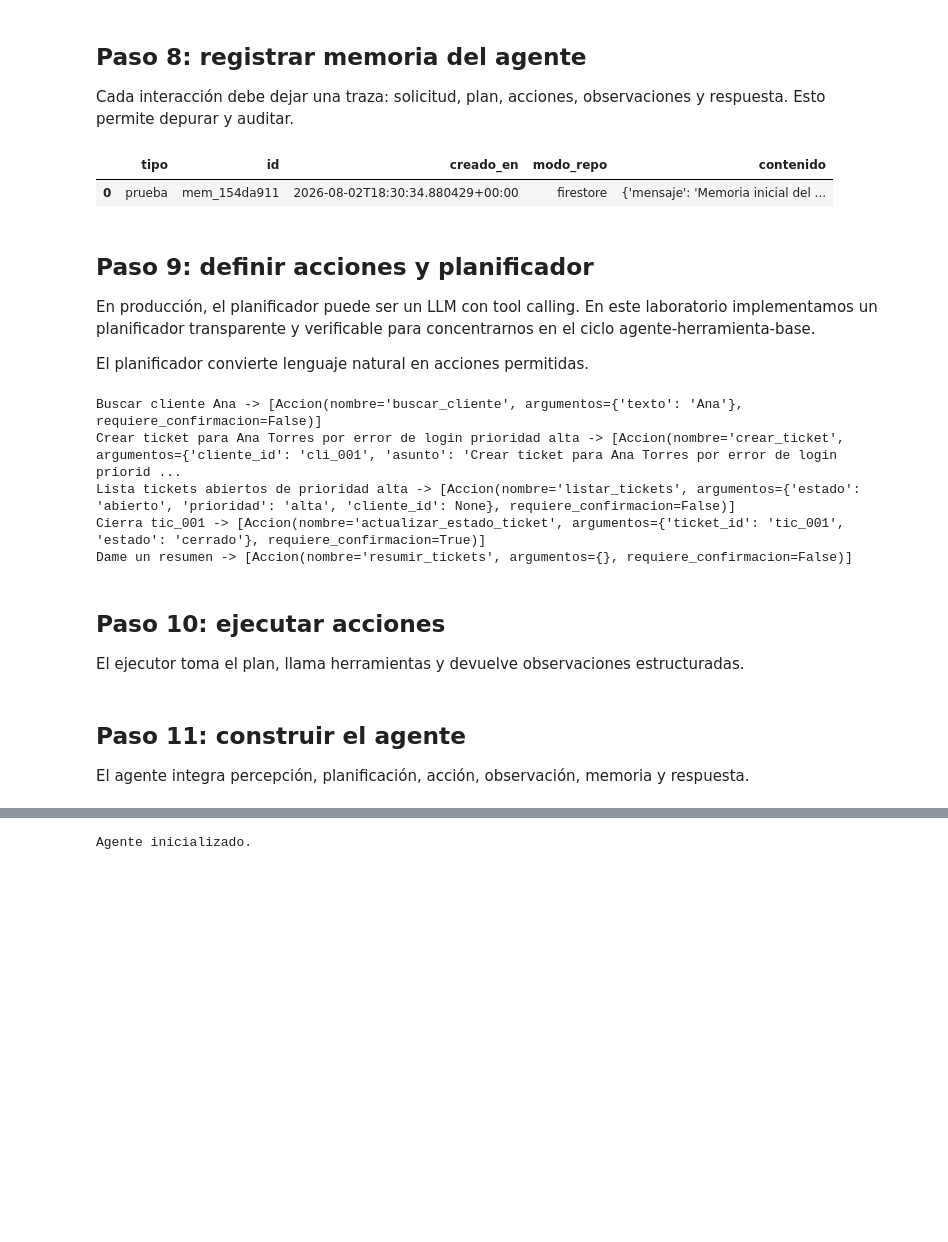
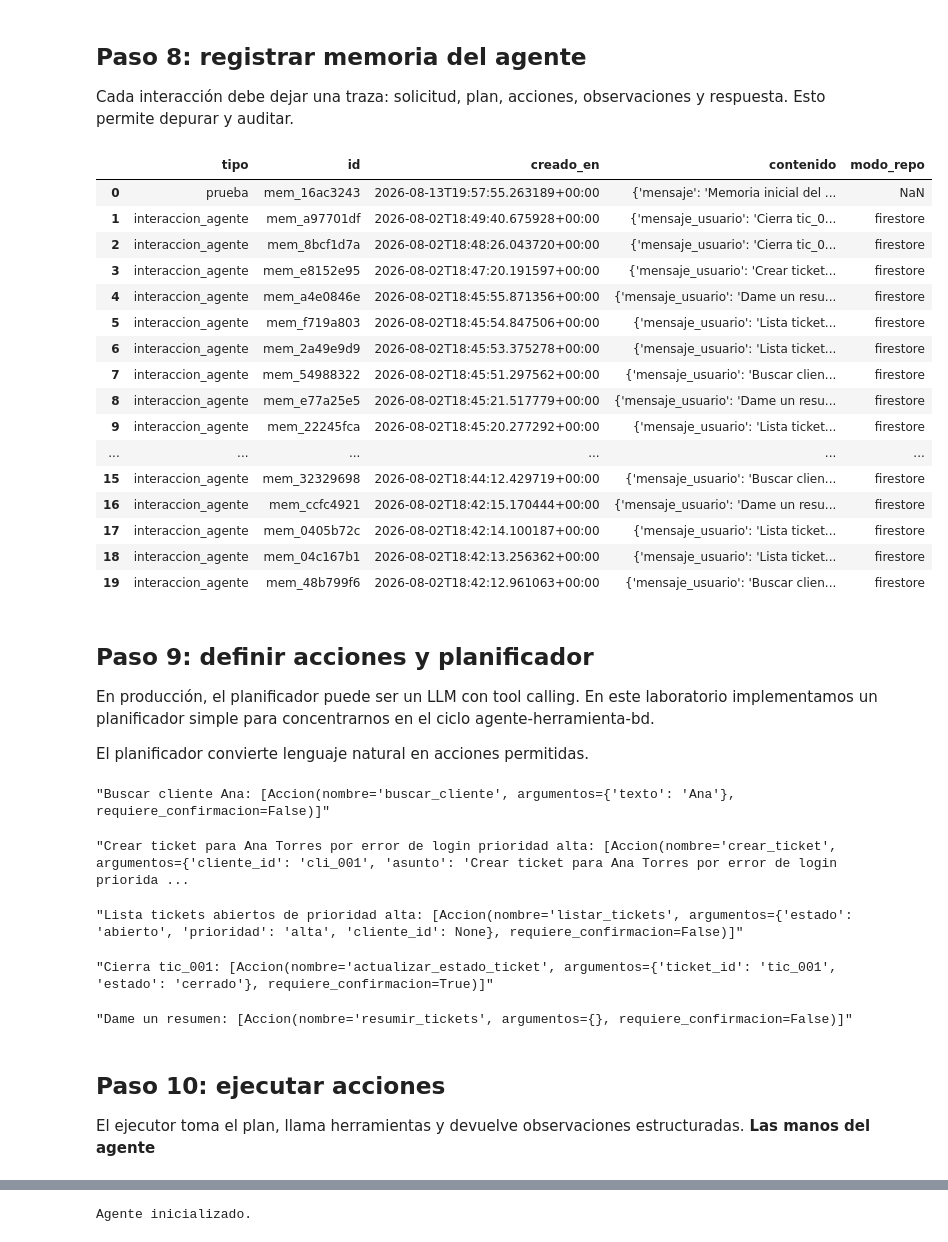
Before and after one commit to NicolasPCS/Curso-de-Transformers-Agentes-LangChain-RAG, a Jupyter notebook: Notebooks/clase09_agentes_firebase.ipynb, the cells around one changed output, grey strips where cells are left out. Drawn from its saved outputs; the diff is of its cells as text; code cells hidden in the pictures; blank space fills up the shorter version.

```diff
--- a/Notebooks/clase09_agentes_firebase.ipynb
+++ b/Notebooks/clase09_agentes_firebase.ipynb
@@ -288,24 +301,18 @@ def conectar_repositorio():
                 print("Inicializando Firebase con service account JSON.")
                 cred = credentials.Certificate(RUTA_SERVICE_ACCOUNT)
                 app = firebase_admin.initialize_app(cred, options=opciones, name=NOMBRE_APP_FIREBASE)
-            else:
-                print("No se encontró JSON. Intentando Application Default Credentials.")
-                cred = credentials.ApplicationDefault()
-                app = firebase_admin.initialize_app(cred, options=opciones, name=NOMBRE_APP_FIREBASE)
 
         db = firestore.client(app=app)
 
-        # Prueba liviana: listar una cantidad pequeña de documentos.
-        _ = list(db.collection("clientes").limit(1).stream())
-
         repo = RepositorioFirestore(db)
         print("Conectado a Firestore.")
-        return repo, "firestore"
+        return repo
+
     except Exception as error:
-        print("No se pudo conectar a Firestore real.")
+        print("No se pudo conectar a Firestore.")
         print("Motivo:", repr(error))
 
-repo, modo_repo = conectar_repositorio()
+repo = conectar_repositorio()
 # %% [output]
 Conectado a Firestore.
 # %% [markdown]
@@ -521,22 +556,36 @@ Cada interacción debe dejar una traza: solicitud, plan, acciones, observaciones
 # %%
 def registrar_evento(tipo: str, contenido: Dict[str, Any]) -> Dict[str, Any]:
     evento = {
         "tipo": tipo,
         "contenido": contenido,
         "creado_en": ahora_iso(),
-        "modo_repo": modo_repo,
     }
     return repo.registrar_memoria(evento)
 
 registrar_evento("prueba", {"mensaje": "Memoria inicial del agente"})
 pd.DataFrame(repo.listar_memoria())
 # %% [output]
-|  | tipo | id | creado_en | modo_repo | contenido |
-| 0 | prueba | mem_154da911 | 2026-08-02T18:30:34.880429+00:00 | firestore | {'mensaje': 'Memoria inicial del ... |
+|  | tipo | id | creado_en | contenido | modo_repo |
+| 0 | prueba | mem_16ac3243 | 2026-08-13T19:57:55.263189+00:00 | {'mensaje': 'Memoria inicial del ... | NaN |
+| 1 | interaccion_agente | mem_a97701df | 2026-08-02T18:49:40.675928+00:00 | {'mensaje_usuario': 'Cierra tic_0... | firestore |
+| 2 | interaccion_agente | mem_8bcf1d7a | 2026-08-02T18:48:26.043720+00:00 | {'mensaje_usuario': 'Cierra tic_0... | firestore |
+| 3 | interaccion_agente | mem_e8152e95 | 2026-08-02T18:47:20.191597+00:00 | {'mensaje_usuario': 'Crear ticket... | firestore |
+| 4 | interaccion_agente | mem_a4e0846e | 2026-08-02T18:45:55.871356+00:00 | {'mensaje_usuario': 'Dame un resu... | firestore |
+| 5 | interaccion_agente | mem_f719a803 | 2026-08-02T18:45:54.847506+00:00 | {'mensaje_usuario': 'Lista ticket... | firestore |
+| 6 | interaccion_agente | mem_2a49e9d9 | 2026-08-02T18:45:53.375278+00:00 | {'mensaje_usuario': 'Lista ticket... | firestore |
+| 7 | interaccion_agente | mem_54988322 | 2026-08-02T18:45:51.297562+00:00 | {'mensaje_usuario': 'Buscar clien... | firestore |
+| 8 | interaccion_agente | mem_e77a25e5 | 2026-08-02T18:45:21.517779+00:00 | {'mensaje_usuario': 'Dame un resu... | firestore |
+| 9 | interaccion_agente | mem_22245fca | 2026-08-02T18:45:20.277292+00:00 | {'mensaje_usuario': 'Lista ticket... | firestore |
+| ... | ... | ... | ... | ... | ... |
+| 15 | interaccion_agente | mem_32329698 | 2026-08-02T18:44:12.429719+00:00 | {'mensaje_usuario': 'Buscar clien... | firestore |
+| 16 | interaccion_agente | mem_ccfc4921 | 2026-08-02T18:42:15.170444+00:00 | {'mensaje_usuario': 'Dame un resu... | firestore |
+| 17 | interaccion_agente | mem_0405b72c | 2026-08-02T18:42:14.100187+00:00 | {'mensaje_usuario': 'Lista ticket... | firestore |
+| 18 | interaccion_agente | mem_04c167b1 | 2026-08-02T18:42:13.256362+00:00 | {'mensaje_usuario': 'Lista ticket... | firestore |
+| 19 | interaccion_agente | mem_48b799f6 | 2026-08-02T18:42:12.961063+00:00 | {'mensaje_usuario': 'Buscar clien... | firestore |
 # %% [markdown]
 ## Paso 9: definir acciones y planificador
 
-En producción, el planificador puede ser un LLM con tool calling. En este laboratorio implementamos un planificador transparente y verificable para concentrarnos en el ciclo agente-herramienta-base.
+En producción, el planificador puede ser un LLM con tool calling. En este laboratorio implementamos un planificador simple para concentrarnos en el ciclo agente-herramienta-bd.
 
 El planificador convierte lenguaje natural en acciones permitidas.
 # %%
@@ -547,6 +596,7 @@ class Accion:
     requiere_confirmacion: bool = False
 
 
+# Funciones auxiliares
 def normalizar_texto(texto: str) -> str:
     return texto.lower().strip()
 
@@ -599,6 +649,12 @@ def resolver_cliente_id(texto: str) -> Optional[str]:
     return None
 
 
+# Planificador
+# Recibe: mensaje de usuario
+# Retorna:
+# - Accion:
+#       * herramienta
+#       * parámetros
 def planificar(mensaje_usuario: str) -> List[Accion]:
     texto = normalizar_texto(mensaje_usuario)
 
@@ -638,17 +694,17 @@ for consulta in [
     "Cierra tic_001",
     "Dame un resumen",
 ]:
-    print(consulta, "->", planificar(consulta))
+    display(f"""{consulta}: {planificar(consulta)}""")
 # %% [output]
-Buscar cliente Ana -> [Accion(nombre='buscar_cliente', argumentos={'texto': 'Ana'}, requiere_confirmacion=False)]
-Crear ticket para Ana Torres por error de login prioridad alta -> [Accion(nombre='crear_ticket', argumentos={'cliente_id': 'cli_001', 'asunto': 'Crear ticket para Ana Torres por error de login priorid ...
-Lista tickets abiertos de prioridad alta -> [Accion(nombre='listar_tickets', argumentos={'estado': 'abierto', 'prioridad': 'alta', 'cliente_id': None}, requiere_confirmacion=False)]
-Cierra tic_001 -> [Accion(nombre='actualizar_estado_ticket', argumentos={'ticket_id': 'tic_001', 'estado': 'cerrado'}, requiere_confirmacion=True)]
-Dame un resumen -> [Accion(nombre='resumir_tickets', argumentos={}, requiere_confirmacion=False)]
+"Buscar cliente Ana: [Accion(nombre='buscar_cliente', argumentos={'texto': 'Ana'}, requiere_confirmacion=False)]"
+"Crear ticket para Ana Torres por error de login prioridad alta: [Accion(nombre='crear_ticket', argumentos={'cliente_id': 'cli_001', 'asunto': 'Crear ticket para Ana Torres por error de login priorida ...
+"Lista tickets abiertos de prioridad alta: [Accion(nombre='listar_tickets', argumentos={'estado': 'abierto', 'prioridad': 'alta', 'cliente_id': None}, requiere_confirmacion=False)]"
+"Cierra tic_001: [Accion(nombre='actualizar_estado_ticket', argumentos={'ticket_id': 'tic_001', 'estado': 'cerrado'}, requiere_confirmacion=True)]"
+"Dame un resumen: [Accion(nombre='resumir_tickets', argumentos={}, requiere_confirmacion=False)]"
 # %% [markdown]
 ## Paso 10: ejecutar acciones
 
-El ejecutor toma el plan, llama herramientas y devuelve observaciones estructuradas.
+El ejecutor toma el plan, llama herramientas y devuelve observaciones estructuradas. **Las manos del agente**
 # %%
 HERRAMIENTAS: Dict[str, Callable[..., ToolResult]] = {
     "buscar_cliente": herramienta_buscar_cliente,
@@ -706,7 +762,3 @@ def formatear_respuesta(accion: Accion, resultado: ToolResult) -> str:
         return "Resumen de tickets:\n" + "\n".join(filas)
 
     return resultado.mensaje
-# %% [markdown]
-## Paso 11: construir el agente
-
-El agente integra percepción, planificación, acción, observación, memoria y respuesta.
```
Also changed, not shown: parts of 22 cells of this notebook, 2 other files.
